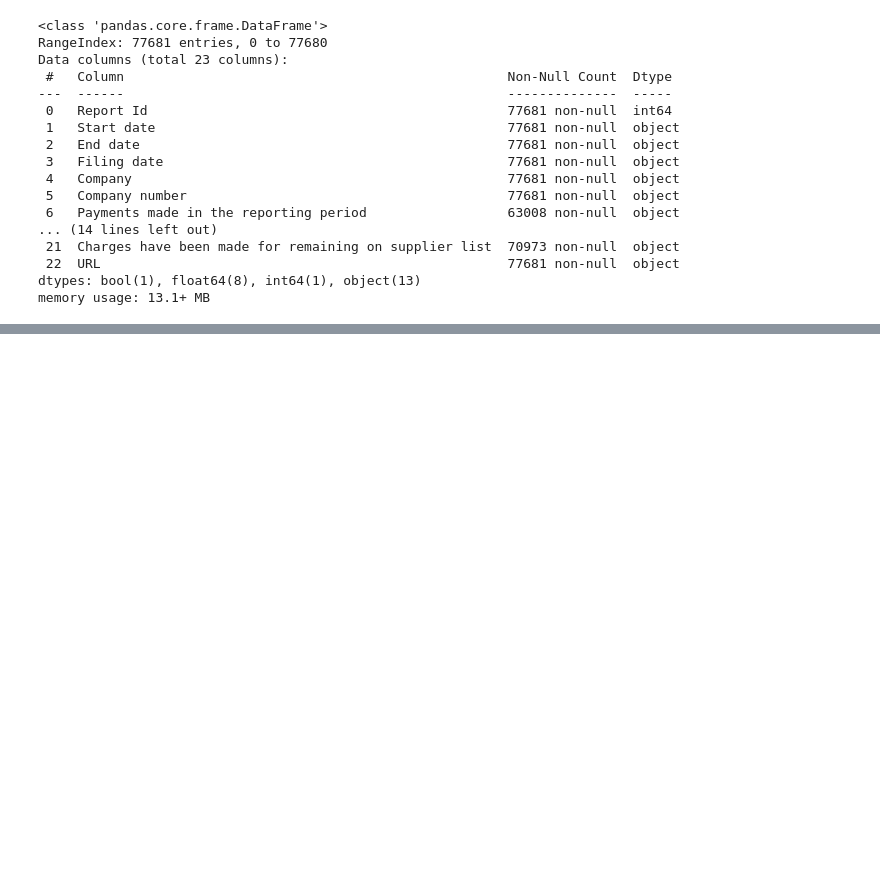
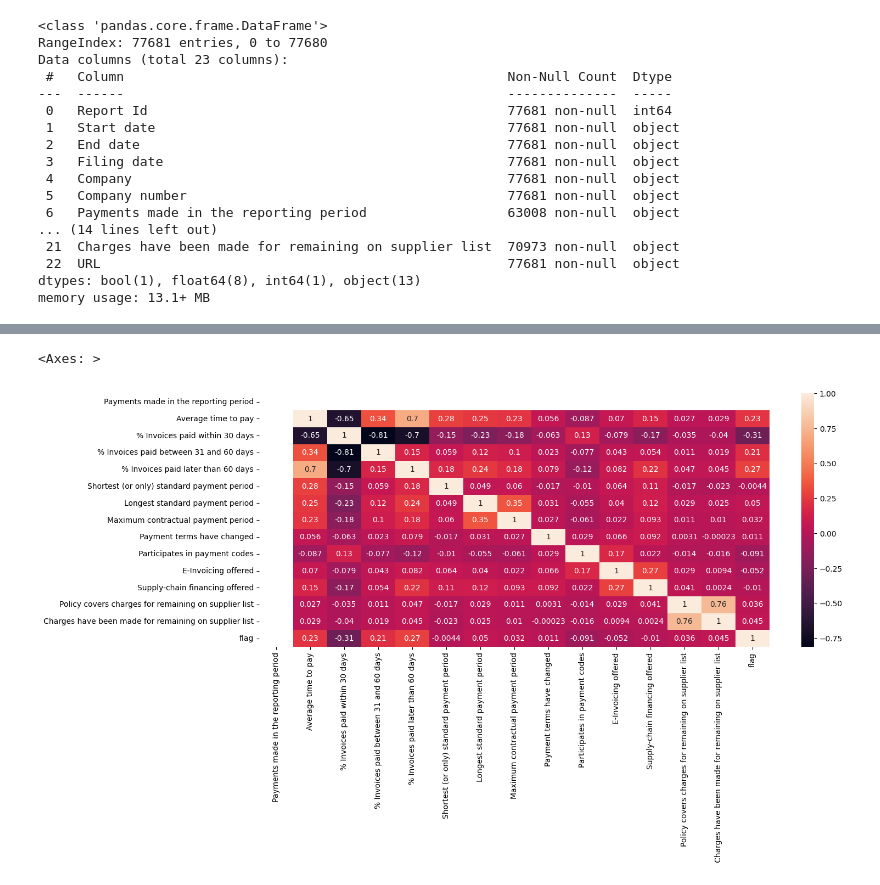
Before and after one commit to Lasya-t07/mini-proj, a Jupyter notebook: main code.ipynb, the cells around one changed output, grey strips where cells are left out. Cells and saved outputs as stored; diff of their text form; code cells hidden in the pictures; blank space fills up the shorter version.

```diff
--- a/main code.ipynb
+++ b/main code.ipynb
@@ -122,0 +218,12 @@ missing_data
+# %%
+# creating target variable using '% Invoices not paid within agreed terms' feature
+data['flag'] = 0
+data.loc[data['% Invoices not paid within agreed terms'] > percentile_80, 'flag'] = 1
+data.drop(columns=['% Invoices not paid within agreed terms'],inplace=True)
+# %%
+# Correlation Analysis
+plt.figure(figsize=(15, 6))
+sns.heatmap(data.corr(),annot=True)
+# %% [output]
+<Axes: >
+[figure, added]
```
Also changed, not shown: parts of 41 cells of this notebook, 6 other files.
